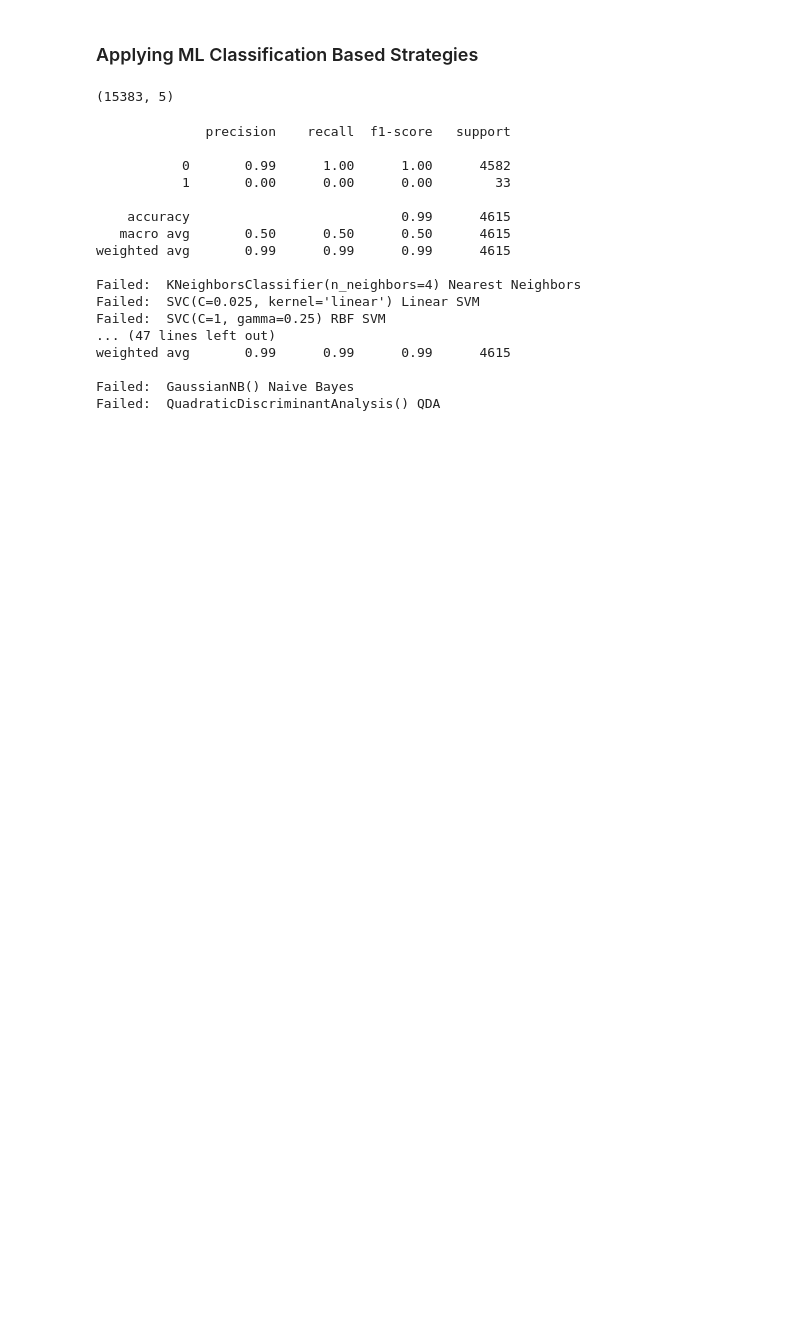
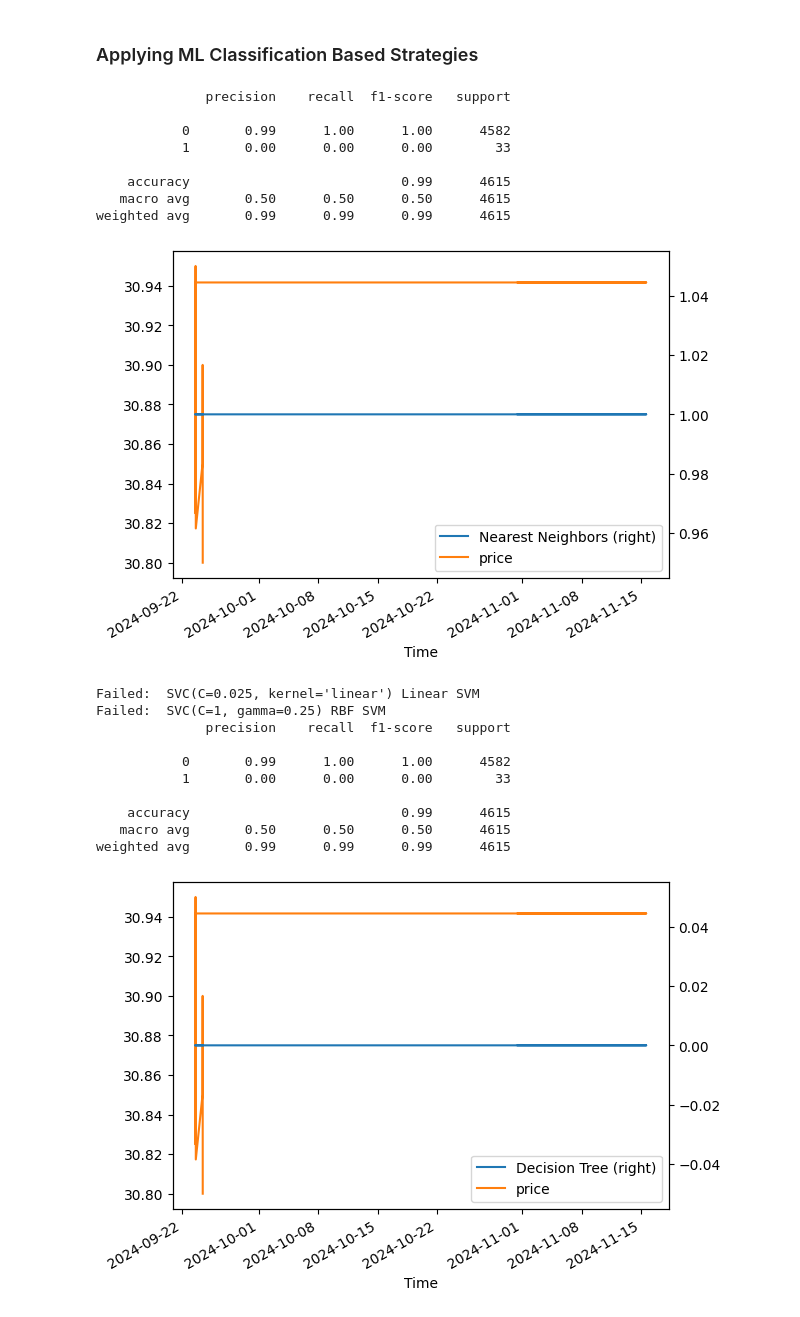
Before and after one commit to HoaPham119/thesis, a Jupyter notebook: code/data_test.ipynb, the cells around one changed output. Cells and saved outputs as stored; diff of their text form; code cells hidden in the pictures; blank space fills up the shorter version.

```diff
--- a/code/data_test.ipynb
+++ b/code/data_test.ipynb
@@ -307,21 +260,18 @@ df['returns'].plot()
 # %%
 df= df_trading.copy()
 df=df[df['zcorras'].notnull()]
+number = int(df.shape[0]*0.7)
-# %%
-df.shape
-# %% [output]
-(15383, 5)
 # %%
 X = df[['cdf','zcorras','zimb']]
 y=(df['returns']>0).astype(int)
 
 # Split the data into training/testing sets
-df_X_train = X[:int(df.shape[0]*0.7)]
-df_X_test = X[int(df.shape[0]*0.7):]
+df_X_train = X[:number]
+df_X_test = X[number:]
 
 # Split the targets into training/testing sets
-df_y_train = y[:int(df.shape[0]*0.7)]
-df_y_test = y[int(df.shape[0]*0.7):]
+df_y_train = y[:number]
+df_y_test = y[number:]
 # %%
 score=[]
 pos=None
@@ -337,42 +287,45 @@ classifiers = [
     QuadraticDiscriminantAnalysis()]
 
 names = ["Nearest Neighbors", "Linear SVM", "RBF SVM",
          "Decision Tree", "Random Forest", "Neural Net", "AdaBoost",
          "Naive Bayes", "QDA"]
 
 for cla,name in zip(classifiers,names):
     try:
         clf=cla
         clf.fit(df_X_train, df_y_train)
         score.append(accuracy_score(df_y_test,clf.predict(df_X_test)))
         position=((clf.predict_proba(df_X_test))*[-0.05,0.05]).sum(axis=1)
         print(classification_report(df_y_test, clf.predict(df_X_test)))
-        wealth=(1+df['returns'][10000:]*position).cumprod()
+        wealth=(1+df['returns'][number:]*position).cumprod()
         if(pos is None):
-            pos=pd.DataFrame({'returns':df['returns'][10000:], name:wealth,'price':df['price'][10000:],'Time':df.index[10000:]}).set_index('Time')
+            pos=pd.DataFrame({'returns':df['returns'][number:], name:wealth,'price':df['price'][number:],'Time':df.index[number:]}).set_index('Time')
         else:
             pos[name]=position
         ax=pos[[name,'price']].plot(secondary_y=[name])
-        ax.figure
+        plt.show()
         gc.collect()
     except:
         print("Failed: ",cla, name)
         pass
 # %% [output]
               precision    recall  f1-score   support
 
            0       0.99      1.00      1.00      4582
            1       0.00      0.00      0.00        33
 
     accuracy                           0.99      4615
    macro avg       0.50      0.50      0.50      4615
 weighted avg       0.99      0.99      0.99      4615
-
-Failed:  KNeighborsClassifier(n_neighbors=4) Nearest Neighbors
-Failed:  SVC(C=0.025, kernel='linear') Linear SVM
-Failed:  SVC(C=1, gamma=0.25) RBF SVM
-... (47 lines left out)
-weighted avg       0.99      0.99      0.99      4615
-
-Failed:  GaussianNB() Naive Bayes
-Failed:  QuadraticDiscriminantAnalysis() QDA
+[figure, added]
+Failed:  SVC(C=0.025, kernel='linear') Linear SVM
+Failed:  SVC(C=1, gamma=0.25) RBF SVM
+              precision    recall  f1-score   support
+
+           0       0.99      1.00      1.00      4582
+           1       0.00      0.00      0.00        33
+
+    accuracy                           0.99      4615
+   macro avg       0.50      0.50      0.50      4615
+weighted avg       0.99      0.99      0.99      4615
+[figure, added]
```
Also changed, not shown: parts of 11 cells of this notebook, 3 other files.
